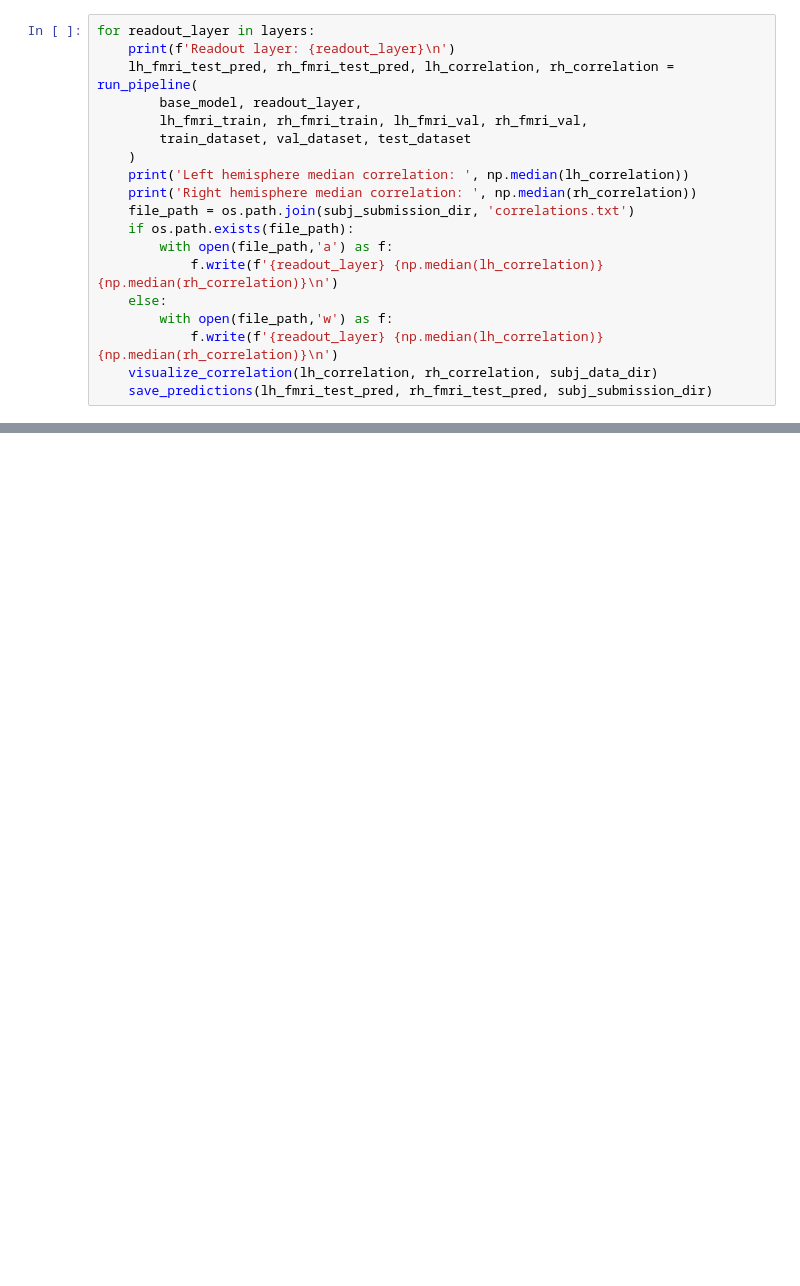
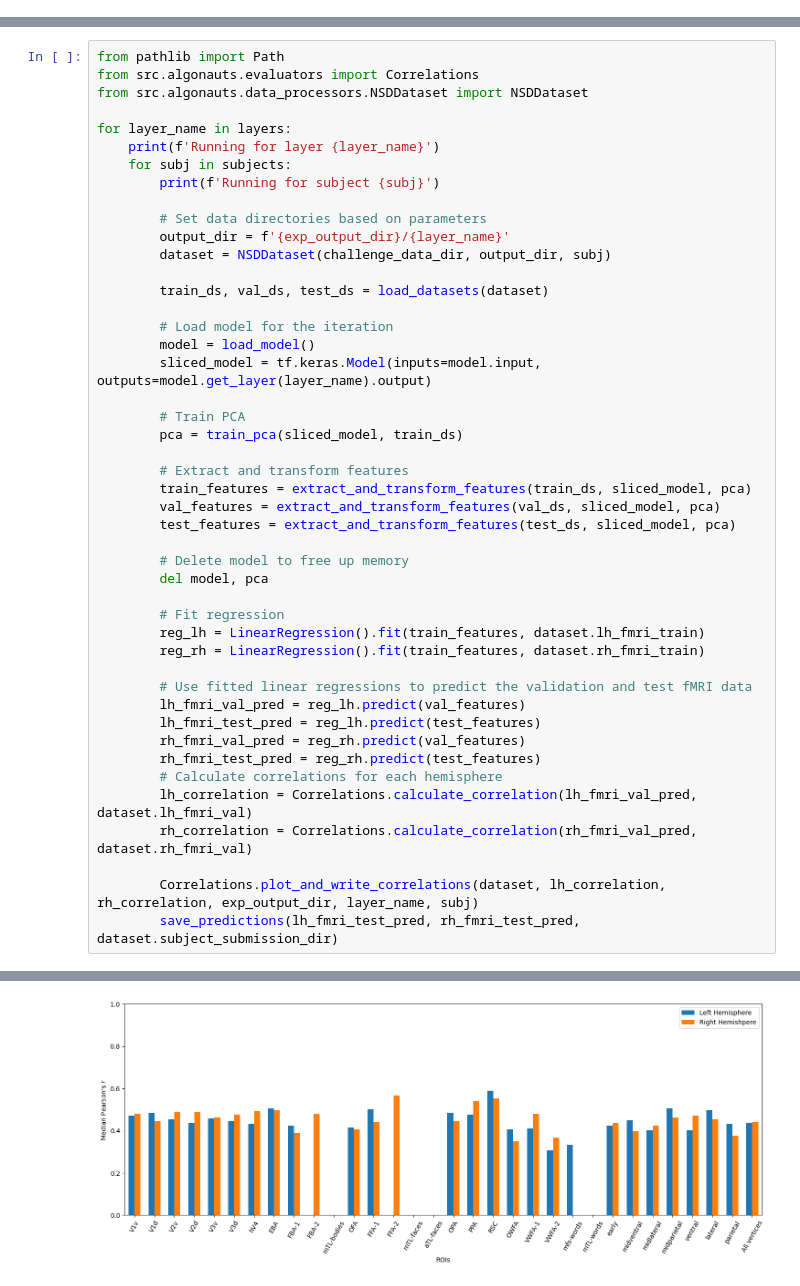
Before and after one commit to iannwtf-algonauts/algonauts23, a Jupyter notebook: notebooks/tf_pipeline.ipynb, the cells around one changed output, grey strips where cells are left out. Cells and saved outputs as stored; diff of their text form; blank space fills up the shorter version.

Commit message:
Rewrite tf_pipeline to adopt common structure

```diff
--- a/notebooks/tf_pipeline.ipynb
+++ b/notebooks/tf_pipeline.ipynb
@@ -260,19 +135,0 @@ Test dataset size: 1
-# %%
-for readout_layer in layers:
-    print(f'Readout layer: {readout_layer}\n')
-    lh_fmri_test_pred, rh_fmri_test_pred, lh_correlation, rh_correlation = run_pipeline(
-        base_model, readout_layer,
-        lh_fmri_train, rh_fmri_train, lh_fmri_val, rh_fmri_val,
-        train_dataset, val_dataset, test_dataset
-    )
-    print('Left hemisphere median correlation: ', np.median(lh_correlation))
-    print('Right hemisphere median correlation: ', np.median(rh_correlation))
-    file_path = os.path.join(subj_submission_dir, 'correlations.txt')
-    if os.path.exists(file_path):
-        with open(file_path,'a') as f:
-            f.write(f'{readout_layer} {np.median(lh_correlation)} {np.median(rh_correlation)}\n')
-    else:
-        with open(file_path,'w') as f:
-            f.write(f'{readout_layer} {np.median(lh_correlation)} {np.median(rh_correlation)}\n')
-    visualize_correlation(lh_correlation, rh_correlation, subj_data_dir)
-    save_predictions(lh_fmri_test_pred, rh_fmri_test_pred, subj_submission_dir)
@@ -351,0 +136,47 @@ ValueError: n_components=100 must be between 0 and min(n_samples, n_features)=58
+# %%
+from pathlib import Path
+from src.algonauts.evaluators import Correlations
+from src.algonauts.data_processors.NSDDataset import NSDDataset
+
+for layer_name in layers:
+    print(f'Running for layer {layer_name}')
+    for subj in subjects:
+        print(f'Running for subject {subj}')
+
+        # Set data directories based on parameters
+        output_dir = f'{exp_output_dir}/{layer_name}'
+        dataset = NSDDataset(challenge_data_dir, output_dir, subj)
+
+        train_ds, val_ds, test_ds = load_datasets(dataset)
+
+        # Load model for the iteration
+        model = load_model()
+        sliced_model = tf.keras.Model(inputs=model.input, outputs=model.get_layer(layer_name).output)
+
+        # Train PCA
+        pca = train_pca(sliced_model, train_ds)
+
+        # Extract and transform features
+        train_features = extract_and_transform_features(train_ds, sliced_model, pca)
+        val_features = extract_and_transform_features(val_ds, sliced_model, pca)
+        test_features = extract_and_transform_features(test_ds, sliced_model, pca)
+
+        # Delete model to free up memory
+        del model, pca
+
+        # Fit regression
+        reg_lh = LinearRegression().fit(train_features, dataset.lh_fmri_train)
+        reg_rh = LinearRegression().fit(train_features, dataset.rh_fmri_train)
+
+        # Use fitted linear regressions to predict the validation and test fMRI data
+        lh_fmri_val_pred = reg_lh.predict(val_features)
+        lh_fmri_test_pred = reg_lh.predict(test_features)
+        rh_fmri_val_pred = reg_rh.predict(val_features)
+        rh_fmri_test_pred = reg_rh.predict(test_features)
+        # Calculate correlations for each hemisphere
+        lh_correlation = Correlations.calculate_correlation(lh_fmri_val_pred, dataset.lh_fmri_val)
+        rh_correlation = Correlations.calculate_correlation(rh_fmri_val_pred, dataset.rh_fmri_val)
+
+        Correlations.plot_and_write_correlations(dataset, lh_correlation, rh_correlation, exp_output_dir, layer_name, subj)
+        save_predictions(lh_fmri_test_pred, rh_fmri_test_pred, dataset.subject_submission_dir)
+# %% [output]
@@ -351,0 +207 @@ ValueError: n_components=100 must be between 0 and min(n_samples, n_features)=58
+[figure, added]
```
Also changed, not shown: parts of 23 cells of this notebook, 1 other file.
